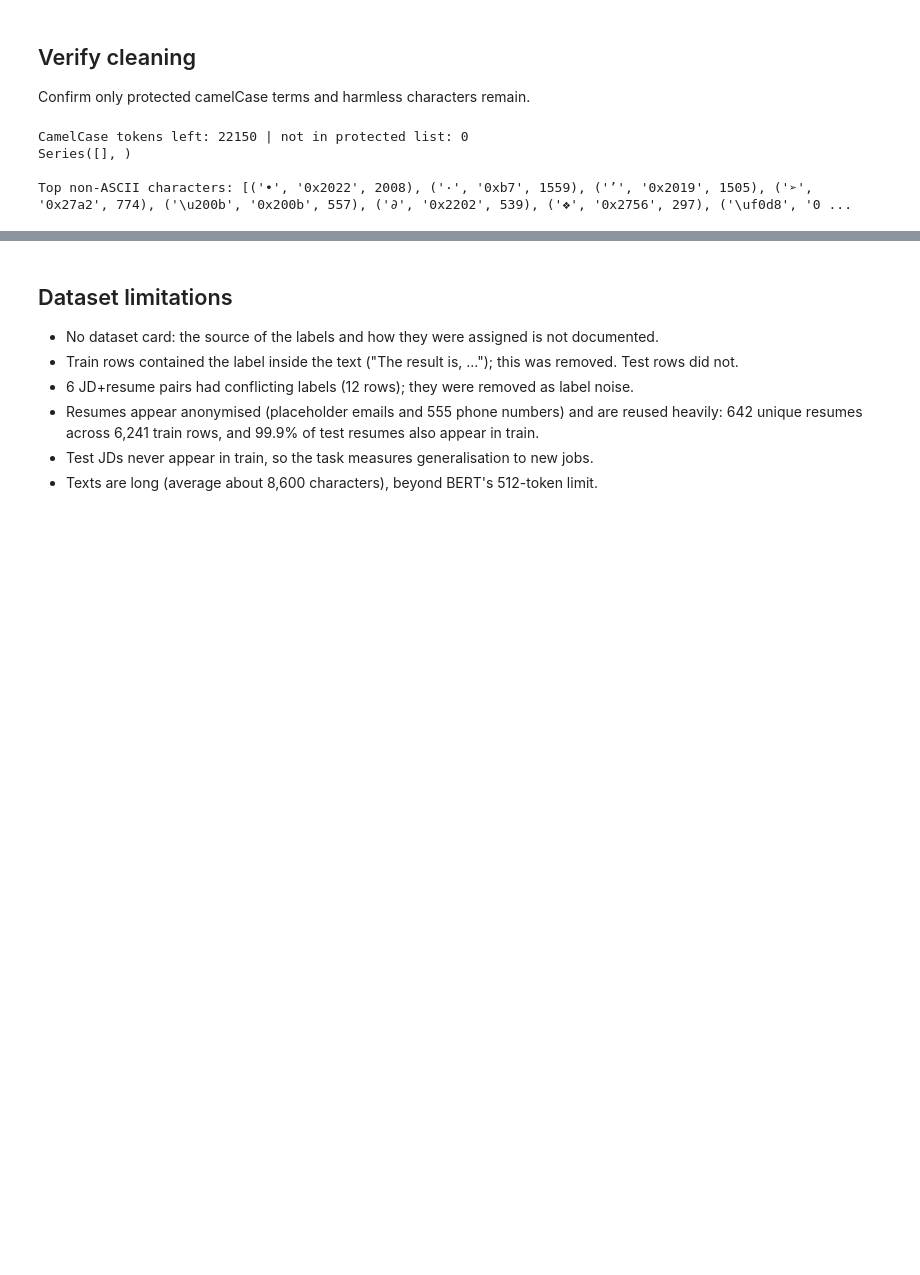
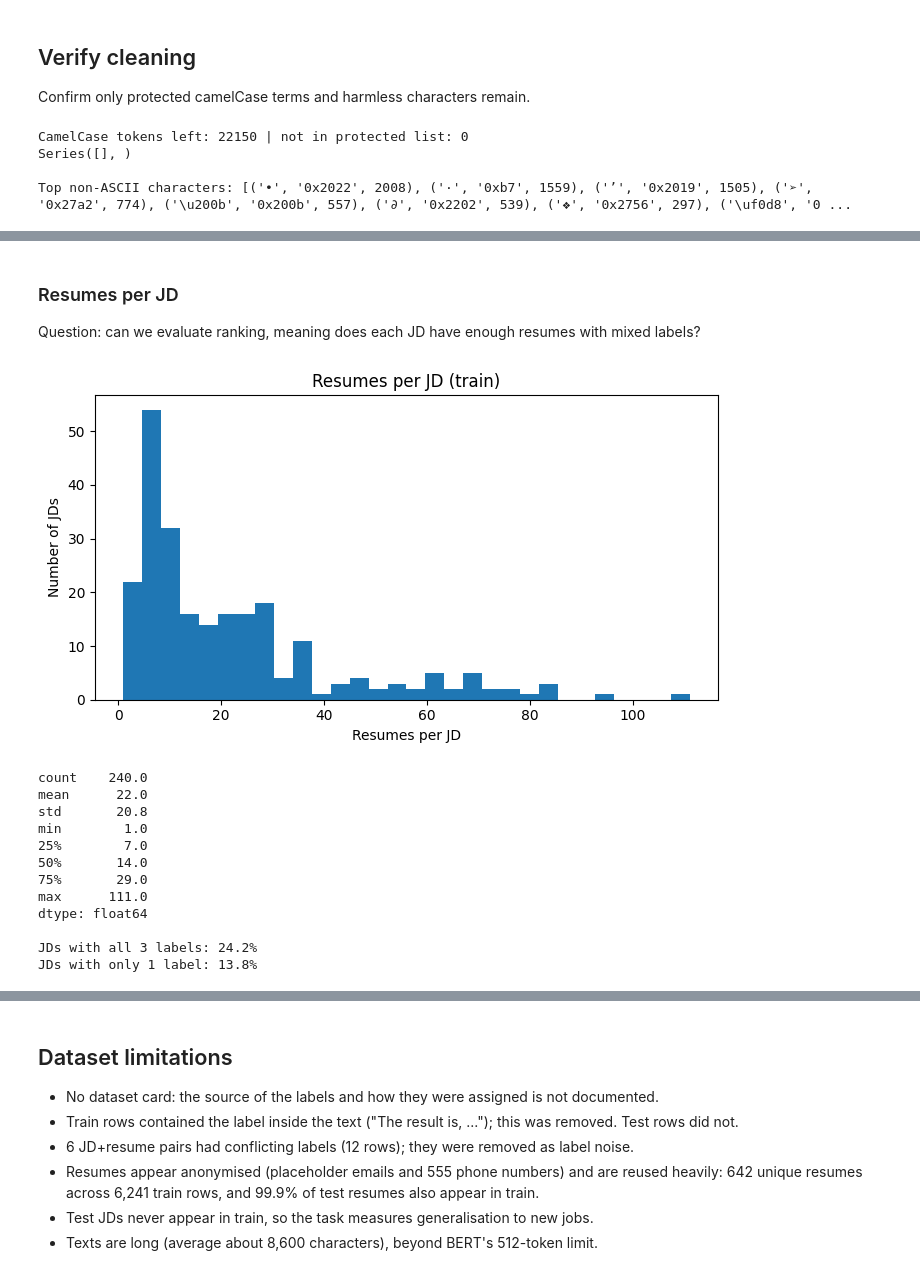
Before and after one commit to naveenreddy539/resume-jd-matching, a Jupyter notebook: notebooks/02_eda_preprocessing.ipynb, the cells around one changed output, grey strips where cells are left out. Saved outputs shown, nothing was run; the diff lists cells and outputs as text; code cells hidden in the pictures; blank space fills up the shorter version.

```diff
--- a/notebooks/02_eda_preprocessing.ipynb
+++ b/notebooks/02_eda_preprocessing.ipynb
@@ -268,0 +328,28 @@ Top non-ASCII characters: [('•', '0x2022', 2008), ('·', '0xb7', 1559), ('’'
+# %% [markdown]
+### Resumes per JD
+Question: can we evaluate ranking, meaning does each JD have enough resumes with mixed labels?
+# %%
+per_jd = train.groupby("jd").size()
+plt.figure(figsize=(7, 4))
+plt.hist(per_jd, bins=30)
+plt.xlabel("Resumes per JD"); plt.ylabel("Number of JDs"); plt.title("Resumes per JD (train)")
+plt.tight_layout(); plt.savefig(f"{fig_dir}/03_resumes_per_jd.png", dpi=150); plt.show()
+
+print(per_jd.describe().round(1))
+labels_per_jd = train.groupby("jd")["label"].nunique()
+print("\nJDs with all 3 labels:", f"{(labels_per_jd == 3).mean():.1%}")
+print("JDs with only 1 label:", f"{(labels_per_jd == 1).mean():.1%}")
+# %% [output]
+[figure, added]
+count    240.0
+mean      22.0
+std       20.8
+min        1.0
+25%        7.0
+50%       14.0
+75%       29.0
+max      111.0
+dtype: float64
+
+JDs with all 3 labels: 24.2%
+JDs with only 1 label: 13.8%
```
Also changed, not shown: parts of 10 cells of this notebook.
